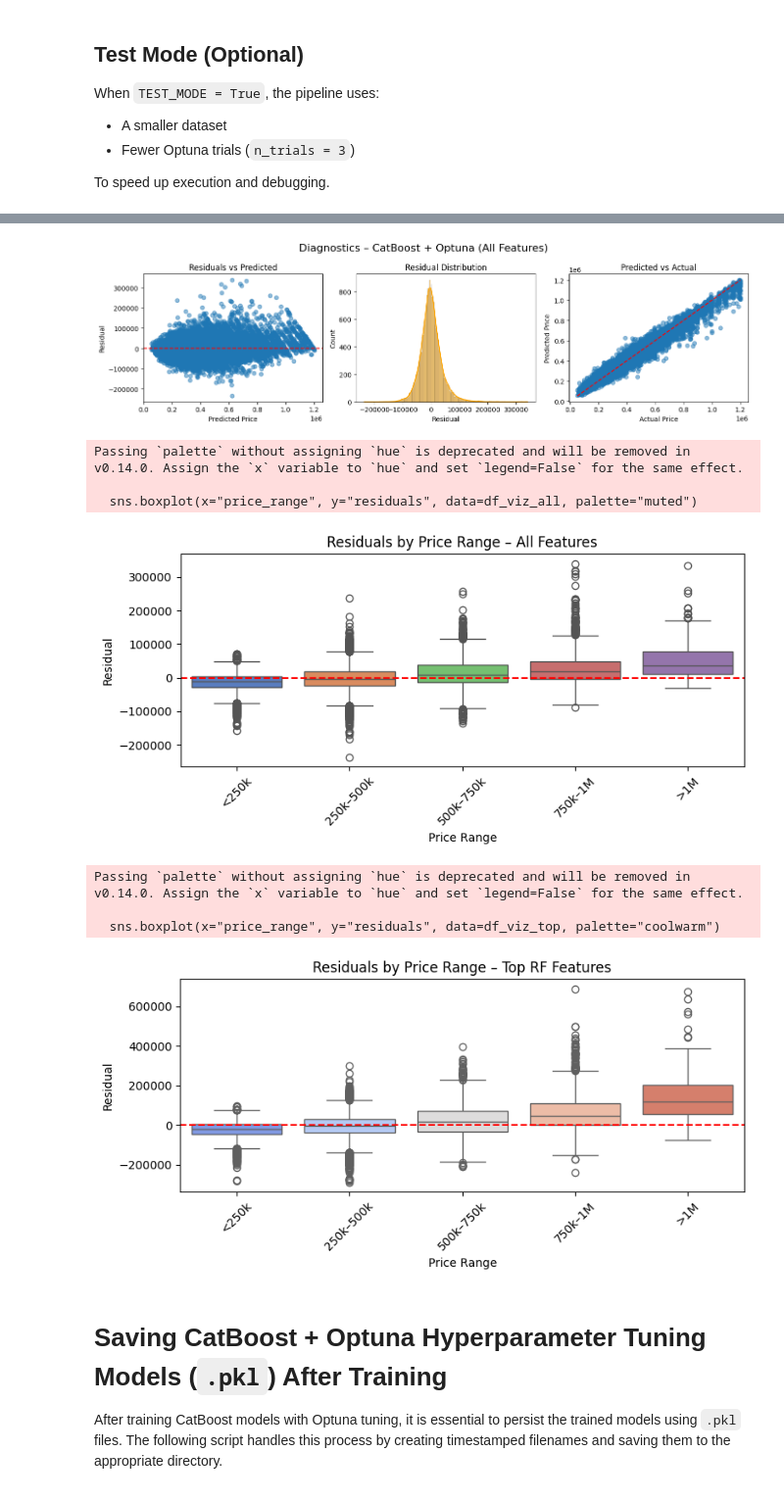
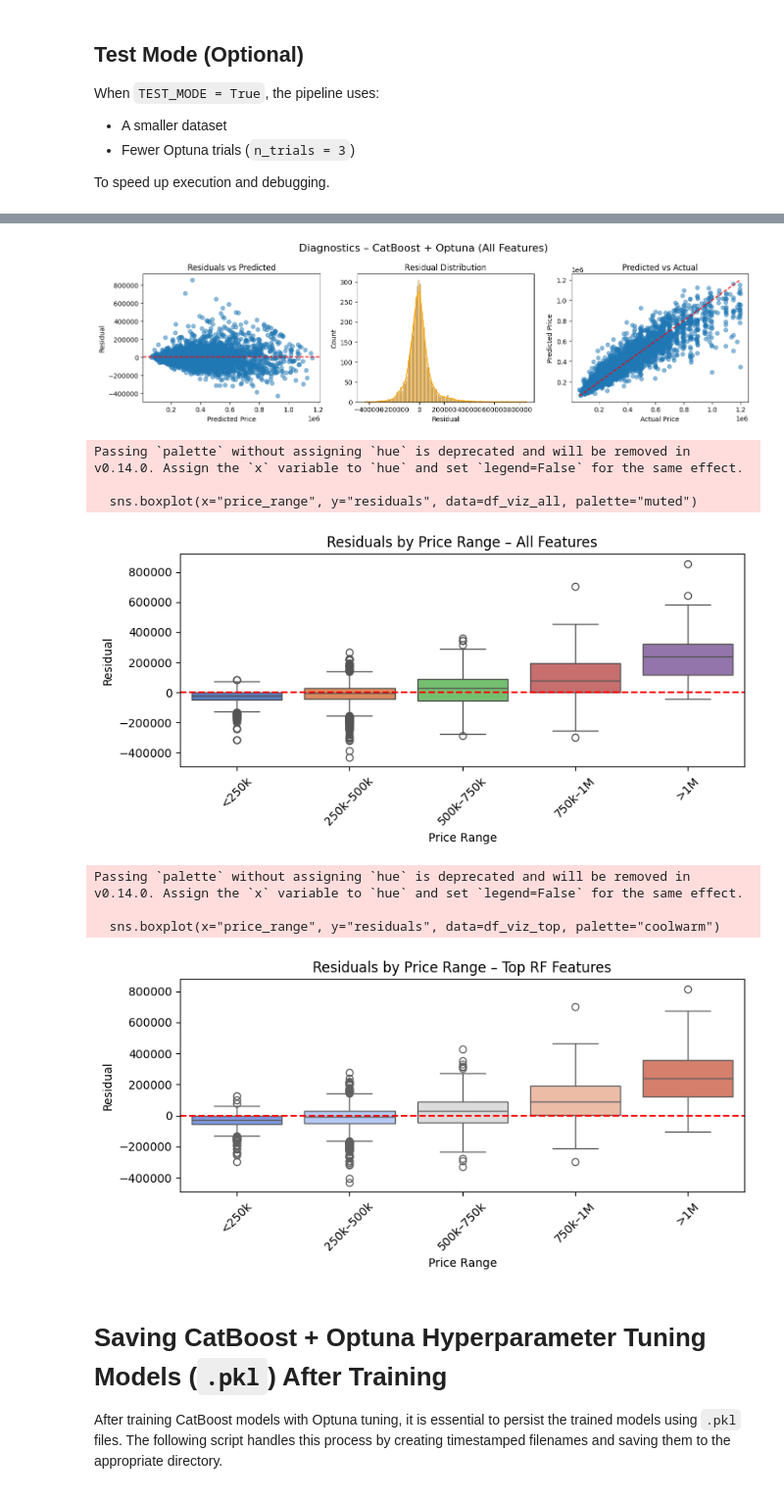
Before and after one commit to meganmarchale/real-estate-price-predictor, a Jupyter notebook: notebooks/pipeline/060_tune_catboost.ipynb, the cells around one changed output, grey strips where cells are left out. Shown at 98% size. Drawn from its saved outputs; the diff is of its cells as text; code cells hidden in the pictures.

```diff
--- a/notebooks/pipeline/060_tune_catboost.ipynb
+++ b/notebooks/pipeline/060_tune_catboost.ipynb
@@ -544,19 +570,19 @@ import seaborn as sns
 from utils.constants import PRICE_BINS, PRICE_BIN_LABELS
 
 # === Prepare diagnostic DataFrames ===
-residuals_all = y - y_pred_all
-residuals_top = y - y_pred_top
+residuals_all = y_test_all - y_pred_test_all
+residuals_top = y_test_top - y_pred_test_top
 
 df_viz_all = pd.DataFrame({
-    "y_true": y,
-    "y_pred": y_pred_all,
+    "y_true": y_test_all,
+    "y_pred": y_pred_test_all,
     "residuals": residuals_all
 })
 df_viz_all["price_range"] = pd.cut(df_viz_all["y_true"], bins=PRICE_BINS, labels=PRICE_BIN_LABELS)
 
 df_viz_top = pd.DataFrame({
-    "y_true": y,
-    "y_pred": y_pred_top,
+    "y_true": y_test_top,
+    "y_pred": y_pred_test_top,
     "residuals": residuals_top
 })
 df_viz_top["price_range"] = pd.cut(df_viz_top["y_true"], bins=PRICE_BINS, labels=PRICE_BIN_LABELS)
@@ -589,42 +615,42 @@ plt.plot(
 )
 plt.xlabel("Actual Price")
 plt.ylabel("Predicted Price")
 plt.title("Predicted vs Actual")
 
 plt.tight_layout()
 plt.show()
 
 # === Residuals by price range – All Features ===
 plt.figure(figsize=(8, 4))
 sns.boxplot(x="price_range", y="residuals", data=df_viz_all, palette="muted")
 plt.axhline(0, color='red', linestyle='--')
 plt.xlabel("Price Range")
 plt.ylabel("Residual")
 plt.title("Residuals by Price Range – All Features")
 plt.xticks(rotation=45)
 plt.tight_layout()
 plt.show()
 
 # === Residuals by price range – Top RF Features ===
 plt.figure(figsize=(8, 4))
 sns.boxplot(x="price_range", y="residuals", data=df_viz_top, palette="coolwarm")
 plt.axhline(0, color='red', linestyle='--')
 plt.xlabel("Price Range")
 plt.ylabel("Residual")
 plt.title("Residuals by Price Range – Top RF Features")
 plt.xticks(rotation=45)
 plt.tight_layout()
 plt.show()
 # %% [output]
-[figure, old version]
+[figure, new version]
 Passing `palette` without assigning `hue` is deprecated and will be removed in v0.14.0. Assign the `x` variable to `hue` and set `legend=False` for the same effect.
 
   sns.boxplot(x="price_range", y="residuals", data=df_viz_all, palette="muted")
-[figure, old version]
+[figure, new version]
 Passing `palette` without assigning `hue` is deprecated and will be removed in v0.14.0. Assign the `x` variable to `hue` and set `legend=False` for the same effect.
 
   sns.boxplot(x="price_range", y="residuals", data=df_viz_top, palette="coolwarm")
-[figure, old version]
+[figure, new version]
 # %% [markdown]
 # Saving CatBoost + Optuna Hyperparameter Tuning Models (`.pkl`) After Training
 
```
Also changed, not shown: parts of 4 cells of this notebook, 10 other files.
